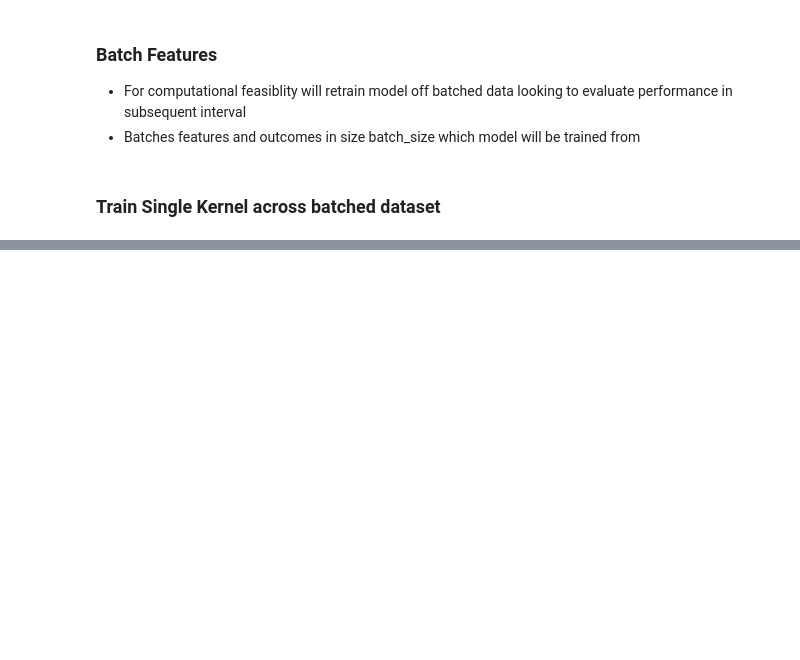
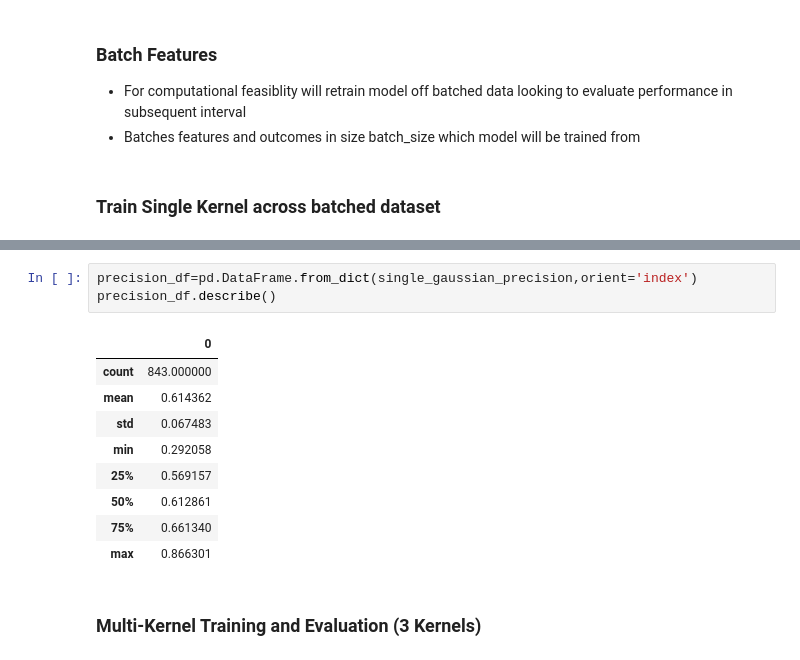
Before and after one commit to jasonbohne123/Kernel_Learning, a Jupyter notebook: LOB_Analysis/mkl_lob.ipynb, the cells around one changed output, grey strips where cells are left out. Cells and saved outputs as stored; diff of their text form; blank space fills up the shorter version.

```diff
--- a/LOB_Analysis/mkl_lob.ipynb
+++ b/LOB_Analysis/mkl_lob.ipynb
@@ -117,0 +141,15 @@ axis[1].xaxis.set_major_formatter(xfmt)
+# %%
+precision_df=pd.DataFrame.from_dict(single_gaussian_precision,orient='index')
+precision_df.describe()
+# %% [output]
+|  | 0 |
+| count | 843.000000 |
+| mean | 0.614362 |
+| std | 0.067483 |
+| min | 0.292058 |
+| 25% | 0.569157 |
+| 50% | 0.612861 |
+| 75% | 0.661340 |
+| max | 0.866301 |
+# %% [markdown]
+### Multi-Kernel Training and Evaluation (3 Kernels)
```
Also changed, not shown: parts of 14 cells of this notebook, 1 other file.
